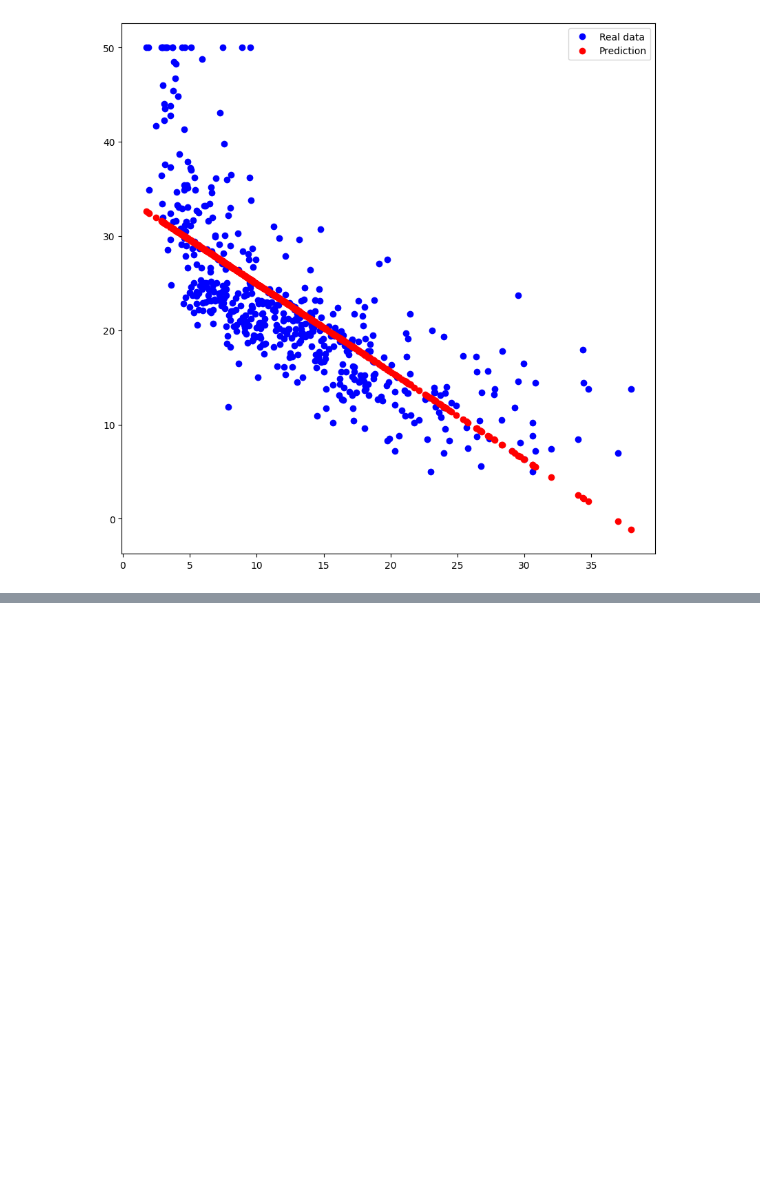
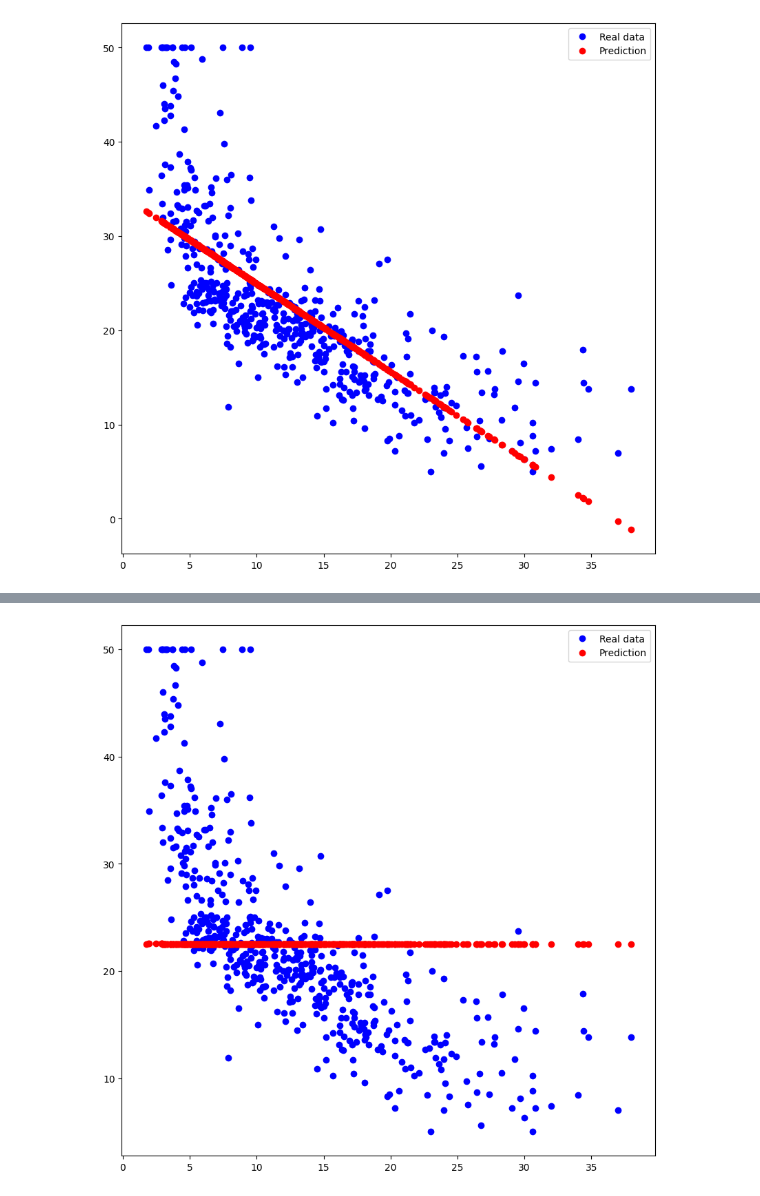
Before and after one commit to RubiYH/goorm_DL_tutorial, a Jupyter notebook: Tensorflow basic.ipynb, the cells around one changed output, grey strips where cells are left out. Cells and saved outputs as stored; diff of their text form; code cells hidden in the pictures; blank space fills up the shorter version.

```diff
--- a/Tensorflow basic.ipynb
+++ b/Tensorflow basic.ipynb
@@ -125,0 +192,24 @@ plt.show()
+# %%
+_x_data = tf.reshape(x_data, [len(x_data),1]) # 506행 1열
+
+W1 = tf.Variable(tf.random_normal([1,5], dtype=tf.float64)) # 1행 5열
+W2 = tf.Variable(tf.random_normal([5,10], dtype=tf.float64)) # 5행 10열
+W_out = tf.Variable(tf.random_normal([10,1], dtype=tf.float64)) # 10행 1열
+
+hidden1 = tf.nn.elu(tf.matmul(_x_data, W1)) # 506행 5열
+hidden2 = tf.nn.elu(tf.matmul(hidden1, W2)) # 506행 10열
+output = tf.matmul(hidden2, W_out) # 506행 1열
+# %%
+loss = tf.reduce_mean(tf.square(output - y_data))
+optimizer = tf.train.AdamOptimizer(0.001)
+train = optimizer.minimize(loss)
+# %%
+with tf.Session() as sess:
+    sess.run(tf.global_variables_initializer())
+
+    for step in range(50000):
+        sess.run(train)
+        if step % 5000 == 0:
+            print("Step {} || Loss : {}".format(step, sess.run(loss)))
+
+    output = sess.run(output)
@@ -125,0 +227,8 @@ plt.show()
+# %%
+plt.figure(figsize=(10,10))
+plt.plot(x_data, y_data, 'bo', label='Real data')
+plt.plot(x_data, output, 'ro', label='Prediction')
+plt.legend()
+plt.show()
+# %% [output]
+[figure, added]
```
Also changed, not shown: parts of 9 cells of this notebook.
